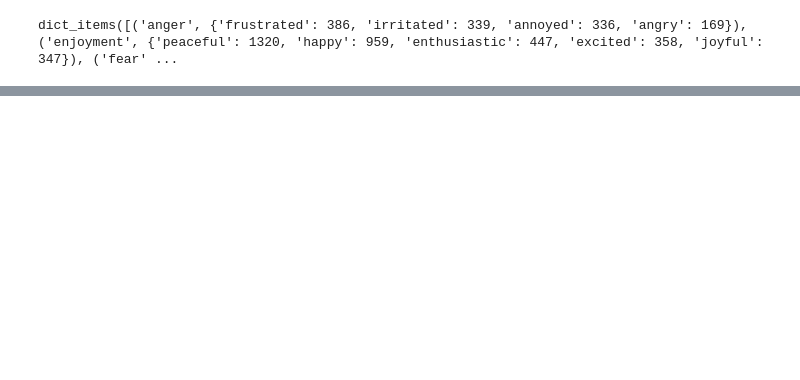
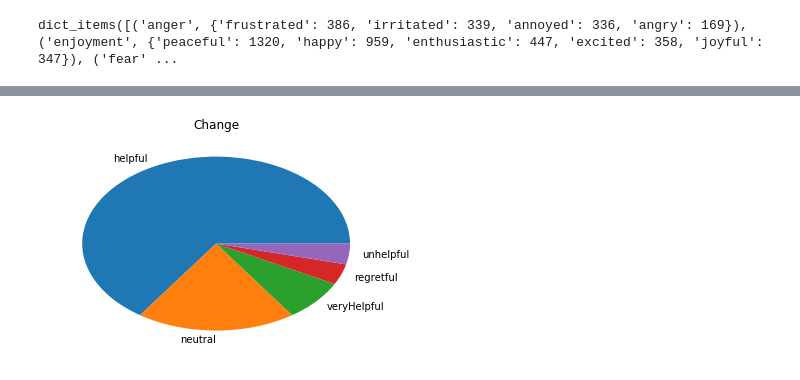
Before and after one commit to monica-oyarzun/capstone, a Jupyter notebook: visualizations.ipynb, the cells around one changed output, grey strips where cells are left out. Cells and saved outputs as stored; diff of their text form; code cells hidden in the pictures; blank space fills up the shorter version.

```diff
--- a/visualizations.ipynb
+++ b/visualizations.ipynb
@@ -242,0 +261,7 @@ dict_items([('anger', {'frustrated': 386, 'irritated': 339, 'annoyed': 336, 'ang
+# %%
+
+labels = responses['change'].keys()
+plt.pie(responses['change'].values(), labels=labels);
+plt.title('Change');
+# %% [output]
+[figure, added]
```
Also changed, not shown: parts of 15 cells of this notebook, 1 other file.
